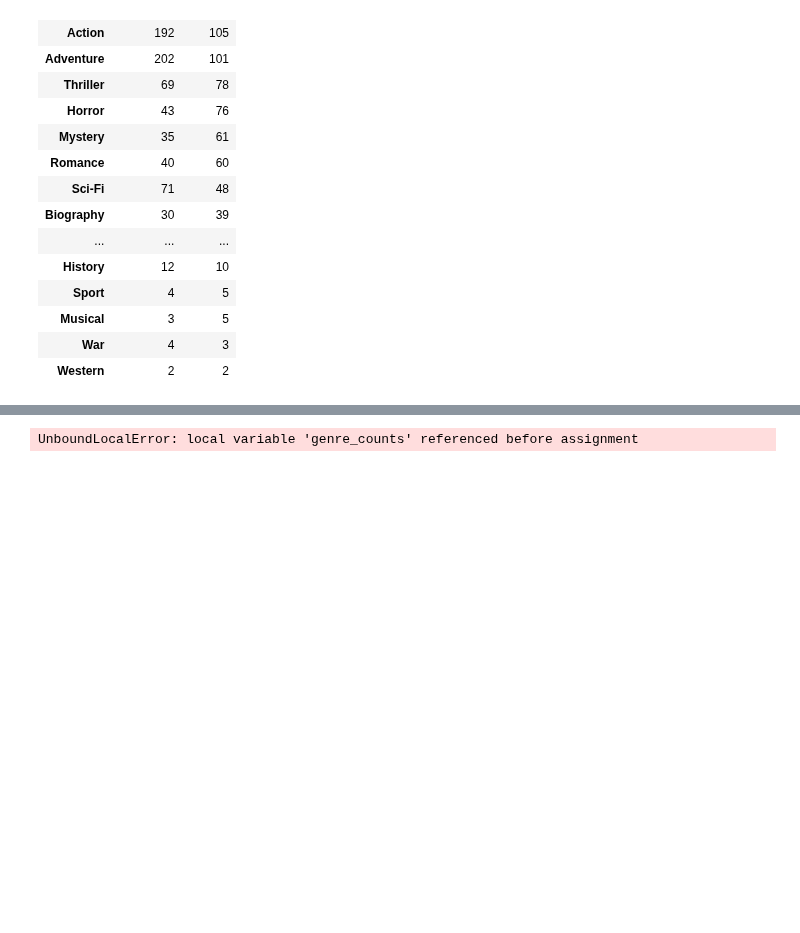
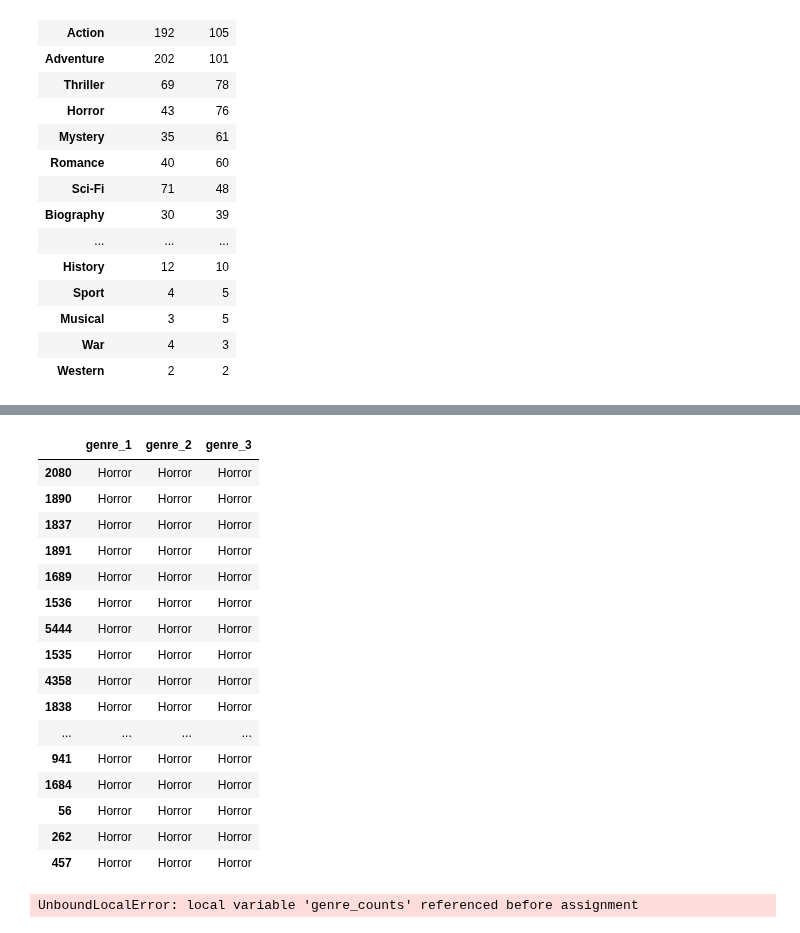
Before and after one commit to jxn628/dsc-phase-1-project, a Jupyter notebook: student.ipynb, the cells around one changed output, grey strips where cells are left out. Cells and saved outputs as stored; diff of their text form; code cells hidden in the pictures; blank space fills up the shorter version.

```diff
--- a/student.ipynb
+++ b/student.ipynb
@@ -1762,0 +1904,20 @@ top_100_profit_genres
+# %%
+top_roi.loc[:,["genre_1", "genre_2", "genre_3"]]
+# %% [output]
+|  | genre_1 | genre_2 | genre_3 |
+| 2080 | Horror | Horror | Horror |
+| 1890 | Horror | Horror | Horror |
+| 1837 | Horror | Horror | Horror |
+| 1891 | Horror | Horror | Horror |
+| 1689 | Horror | Horror | Horror |
+| 1536 | Horror | Horror | Horror |
+| 5444 | Horror | Horror | Horror |
+| 1535 | Horror | Horror | Horror |
+| 4358 | Horror | Horror | Horror |
+| 1838 | Horror | Horror | Horror |
+| ... | ... | ... | ... |
+| 941 | Horror | Horror | Horror |
+| 1684 | Horror | Horror | Horror |
+| 56 | Horror | Horror | Horror |
+| 262 | Horror | Horror | Horror |
+| 457 | Horror | Horror | Horror |
```
Also changed, not shown: parts of 9 cells of this notebook.
